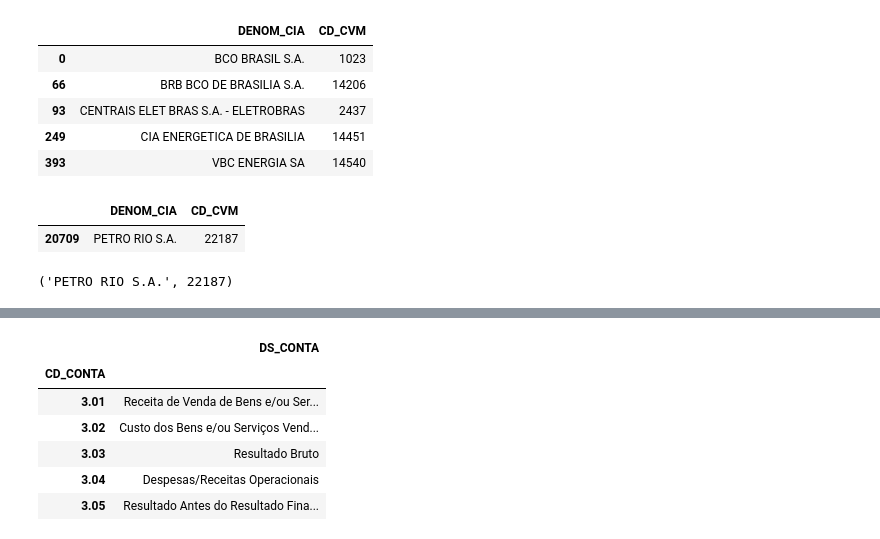
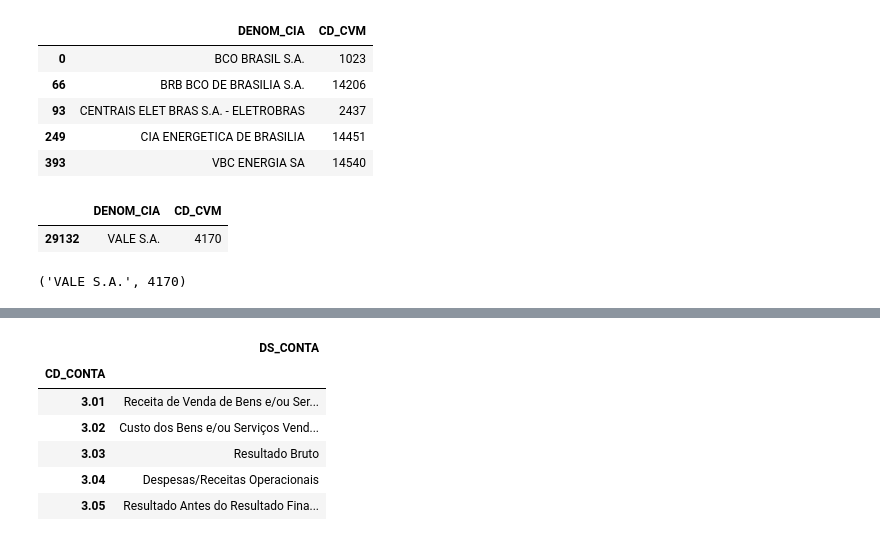
Before and after one commit to ggarmatter/Extrai-dados-CVM, a Jupyter notebook: Extrai dados CVM.ipynb, the cells around one changed output, grey strips where cells are left out. Drawn from its saved outputs; the diff is of its cells as text; code cells hidden in the pictures.

```diff
--- a/Extrai dados CVM.ipynb
+++ b/Extrai dados CVM.ipynb
@@ -199,18 +199,18 @@ lista_empresas.head()
 | 393 | VBC ENERGIA SA | 14540 |
 # %%
 #busca codigo CVM e denominação da empresa desejada
-busca = "petro rio"
+busca = "vale S.A"
 empresa = lista_empresas[lista_empresas['DENOM_CIA'].str.contains(busca, case=False)]
 empresa
 # %% [output]
 |  | DENOM_CIA | CD_CVM |
-| 20709 | PETRO RIO S.A. | 22187 |
+| 29132 | VALE S.A. | 4170 |
 # %%
 cd_cvm = empresa.iloc[0,1]
 denom_cia = empresa.iloc[0,0]
 denom_cia, cd_cvm
 # %% [output]
-('PETRO RIO S.A.', 22187)
+('VALE S.A.', 4170)
 # %%
 # junta os dados anuais com trimestrais para pegar o DRE
 dre = pd.concat([pd.read_csv(f'./Data/processados/dfp_cia_aberta_DRE_{tipo}_{year_0}-{year}.csv', encoding="latin1"),
```
Also changed, not shown: parts of 4 cells of this notebook.
